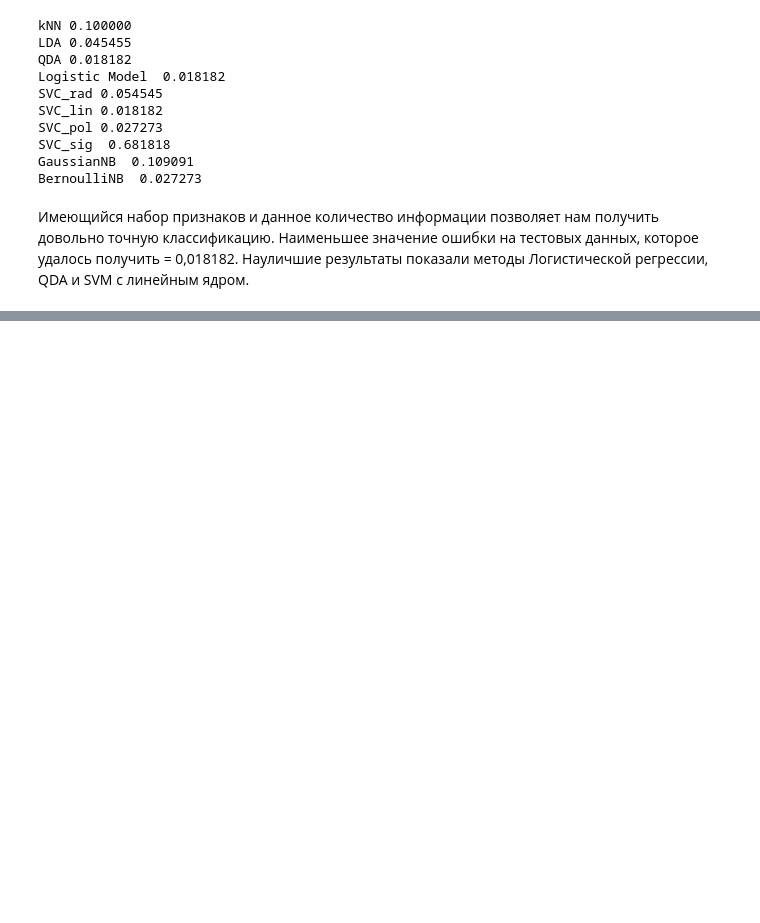
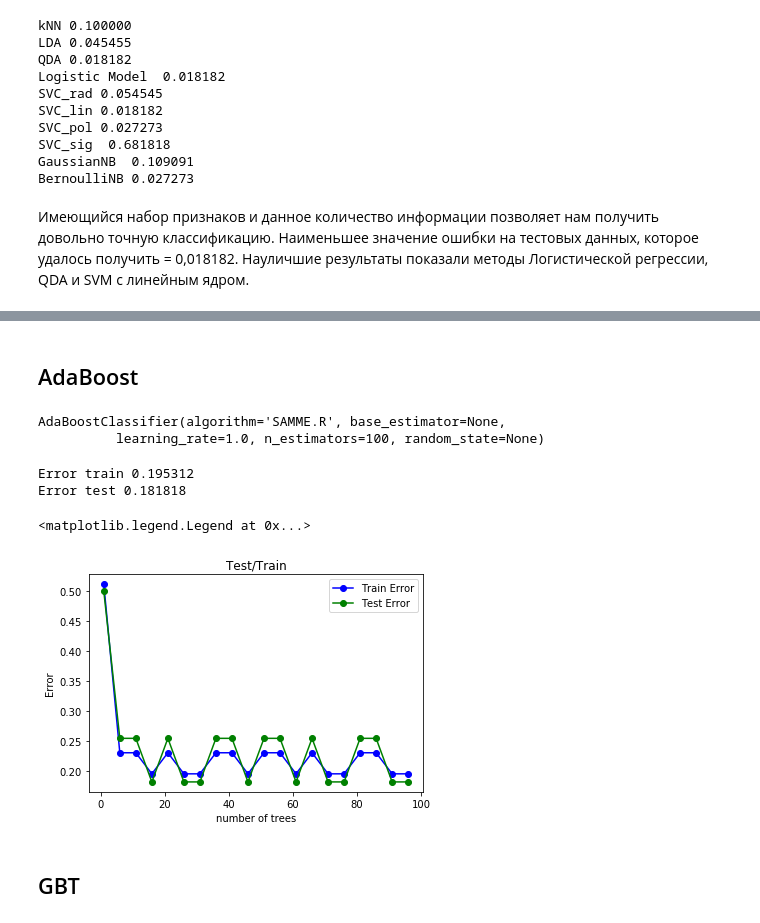
Before and after one commit to lobiviam/methods-of-data-analysis, a Jupyter notebook: Dermatology.ipynb, the cells around one changed output, grey strips where cells are left out. Drawn from its saved outputs; the diff is of its cells as text; code cells hidden in the pictures; blank space fills up the shorter version.

```diff
--- a/Dermatology.ipynb
+++ b/Dermatology.ipynb
@@ -1102,0 +1275,36 @@ BernoulliNB  0.027273
+# %% [markdown]
+## AdaBoost
+# %%
+ada = ensemble.AdaBoostClassifier(n_estimators = 100)
+ada.fit(X_train, y_train)
+# %% [output]
+AdaBoostClassifier(algorithm='SAMME.R', base_estimator=None,
+          learning_rate=1.0, n_estimators=100, random_state=None)
+# %%
+ada_err_train = np.mean(y_train != ada.predict(X_train))
+ada_err_test = np.mean(y_test != ada.predict(X_test))
+print('Error train %f \nError test %f'
+      %(ada_err_train, ada_err_test))
+# %% [output]
+Error train 0.195312
+Error test 0.181818
+# %%
+ada_errs_train, ada_errs_test = [], []
+n_estim = np.arange(1, 100,5)
+for n in n_estim:
+    ada = ensemble.AdaBoostClassifier(n_estimators=n, random_state=123)
+    ada.fit(X_train, y_train)
+    ada_errs_train.append( np.mean(y_train != ada.predict(X_train)))
+    ada_errs_test.append(np.mean(y_test  != ada.predict(X_test)))
+
+plt.plot(n_estim,ada_errs_train,'b-o', label='Train Error')
+plt.plot(n_estim,ada_errs_test,'g-o', label='Test Error')
+plt.title('Test/Train')
+plt.xlabel('number of trees')
+plt.ylabel('Error')
+plt.legend()
+# %% [output]
+<matplotlib.legend.Legend at 0x...>
+[figure, added]
+# %% [markdown]
+## GBT
```
Also changed, not shown: parts of 41 cells of this notebook.
